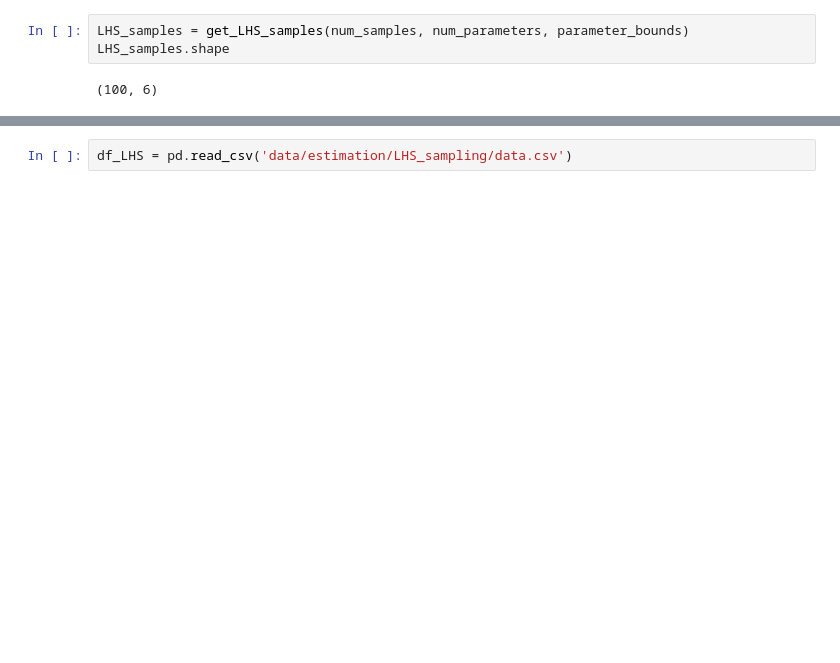
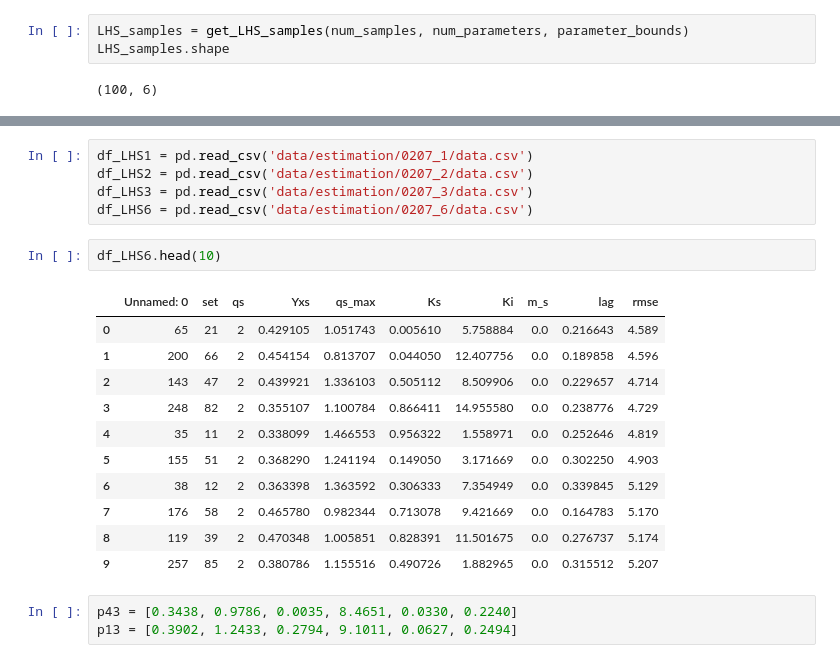
Before and after one commit to boripf/hybrid-model-corynebacterium, a Jupyter notebook: C_opti.ipynb, the cells around one changed output, grey strips where cells are left out. Drawn from its saved outputs; the diff is of its cells as text; blank space fills up the shorter version.

```diff
--- a/C_opti.ipynb
+++ b/C_opti.ipynb
@@ -119,2 +121,22 @@ df_all_sets.head(10)
-# %%
-df_LHS = pd.read_csv('data/estimation/LHS_sampling/data.csv')
+# %%
+df_LHS1 = pd.read_csv('data/estimation/0207_1/data.csv')
+df_LHS2 = pd.read_csv('data/estimation/0207_2/data.csv')
+df_LHS3 = pd.read_csv('data/estimation/0207_3/data.csv')
+df_LHS6 = pd.read_csv('data/estimation/0207_6/data.csv')
+# %%
+df_LHS6.head(10)
+# %% [output]
+|  | Unnamed: 0 | set | qs | Yxs | qs_max | Ks | Ki | m_s | lag | rmse |
+| 0 | 65 | 21 | 2 | 0.429105 | 1.051743 | 0.005610 | 5.758884 | 0.0 | 0.216643 | 4.589 |
+| 1 | 200 | 66 | 2 | 0.454154 | 0.813707 | 0.044050 | 12.407756 | 0.0 | 0.189858 | 4.596 |
+| 2 | 143 | 47 | 2 | 0.439921 | 1.336103 | 0.505112 | 8.509906 | 0.0 | 0.229657 | 4.714 |
+| 3 | 248 | 82 | 2 | 0.355107 | 1.100784 | 0.866411 | 14.955580 | 0.0 | 0.238776 | 4.729 |
+| 4 | 35 | 11 | 2 | 0.338099 | 1.466553 | 0.956322 | 1.558971 | 0.0 | 0.252646 | 4.819 |
+| 5 | 155 | 51 | 2 | 0.368290 | 1.241194 | 0.149050 | 3.171669 | 0.0 | 0.302250 | 4.903 |
+| 6 | 38 | 12 | 2 | 0.363398 | 1.363592 | 0.306333 | 7.354949 | 0.0 | 0.339845 | 5.129 |
+| 7 | 176 | 58 | 2 | 0.465780 | 0.982344 | 0.713078 | 9.421669 | 0.0 | 0.164783 | 5.170 |
+| 8 | 119 | 39 | 2 | 0.470348 | 1.005851 | 0.828391 | 11.501675 | 0.0 | 0.276737 | 5.174 |
+| 9 | 257 | 85 | 2 | 0.380786 | 1.155516 | 0.490726 | 1.882965 | 0.0 | 0.315512 | 5.207 |
+# %%
+p43 = [0.3438, 0.9786, 0.0035, 8.4651, 0.0330, 0.2240]
+p13 = [0.3902, 1.2433, 0.2794, 9.1011, 0.0627, 0.2494]
```
Also changed, not shown: parts of 12 cells of this notebook, 48 other files.
